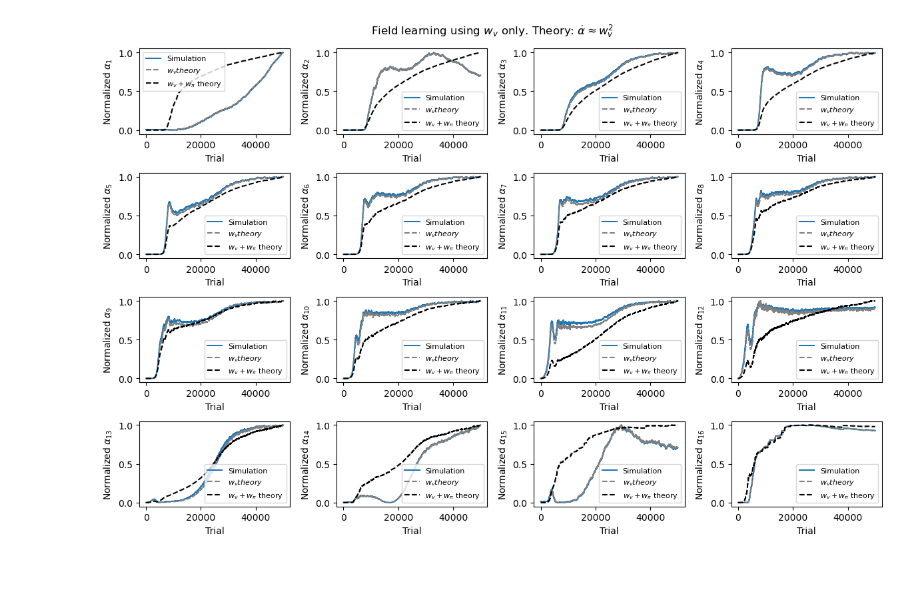
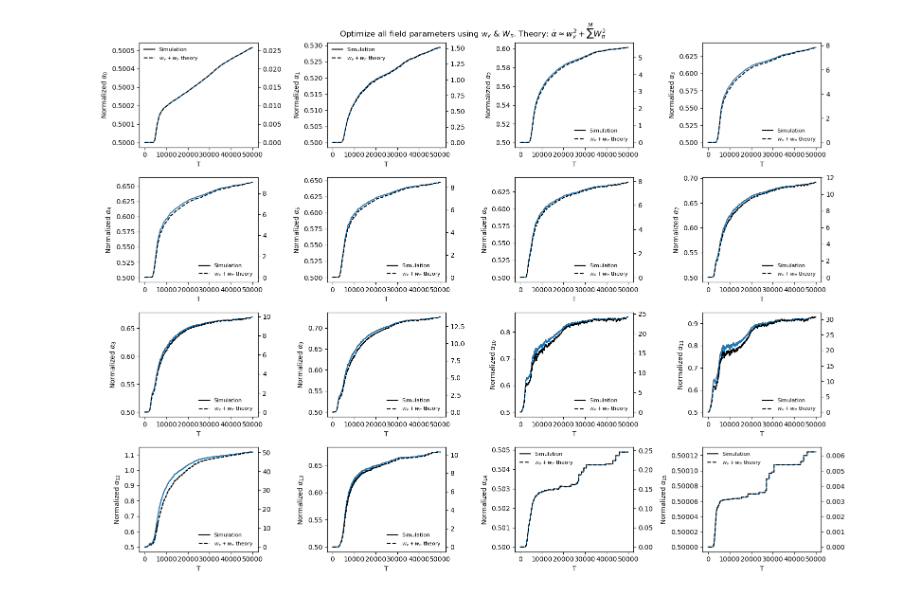
Before and after one commit to mgkumar138/online_pf_learning, a Jupyter notebook: online/1D/analyze_dx.ipynb, the cells around one changed output. Saved outputs shown, nothing was run; the diff lists cells and outputs as text; code cells hidden in the pictures.

Commit message:
edit compile, analyze, utils

```diff
--- a/online/1D/analyze_dx.ipynb
+++ b/online/1D/analyze_dx.ipynb
@@ -134,0 +310,17 @@ skip
+# %%
+episodes = 50000
+latencys, cumr, dxs, delta_dxrs = saveload(f"./comp_data/npc_compile_{episodes}e", 1, 'load')
+
+rmax_idx = 1
+data = delta_dxrs[:, :, rmax_idx, :]
+
+f,ax = plt.subplots(figsize=(4,3))
+im = ax.imshow(np.mean(delta_dxrs[:, :, rmax_idx, :],axis=0),aspect='auto')
+plt.colorbar(im, ax=ax)
+
+ax.set_xlabel('rszs')
+ax.set_xticks(np.arange(4),rszs)
+ax.set_ylabel('sigmas')
+ax.set_yticks(np.arange(4),sigmas)
+ax.set_title('all')
+plt.show()
@@ -135,66 +334,42 @@ skip
 # %%
-def normalize_values(x):
-    maxval = np.max(x)
-    minval = np.min(x)
-    return (x-minval)/(maxval-minval)
-
 # theory vs simulation
-llr = 0.000
-slr = 0.000
+llr = 0.0001
+slr = 0.0001
 alr = 0.0001
 total_trials = 50000
-num = 100
-[logparams, latencys,cum_rewards, allcoords] = saveload(f"./data/wv_1D_td_online_0.0ba_0.0ns_01234p_16n_0.01plr_0.01clr_{llr}llr_{alr}alr_{slr}slr_uni_0.5a_0.1s_2a_2020s_50000e_5rmax_0.05rsz",1,"load")
 
 
-lambdas = []
-sigmas = []
-alphas = []
-policys = []
-values = []
-episodes = np.arange(total_trials)
-for e in episodes:
-    lambdas.append(logparams[e][0])
-    sigmas.append(logparams[e][1])
-    alphas.append(logparams[e][2])
-    policys.append(logparams[e][3])
-    values.append(logparams[e][4])
-lambdas = np.array(lambdas)
-sigmas = np.array(sigmas)
-alphas = np.array(alphas)
-policys = np.array(policys)
-values = np.array(values)
+[logparams, latencys,cum_rewards, allcoords] = saveload(f"./data/1D_td_online_0.0ba_0.0ns_01234p_16n_0.01plr_0.01clr_{llr}llr_{alr}alr_{slr}slr_uni_0.5a_0.1s_2a_2020s_50000e_5rmax_0.05rsz",1,"load")
+# [logparams, latencys,cum_rewards, allcoords] = saveload(f"./data/wv_1D_td_online_0.0ba_0.0ns_01234p_16n_0.01plr_0.01clr_{llr}llr_{alr}alr_{slr}slr_uni_0.5a_0.1s_2a_2020s_50000e_5rmax_0.05rsz",1,"load")
+N = 16
 
-print(alphas.shape)
-print(values.shape)
-print(policys.shape)
+[lambdas, sigmas, alphas, policies, values] = get_param_changes(logparams, total_trials, stable_perf=0)
+
 
 trial_max = 50000
-f,ax = plt.subplots(4,4, figsize=(12,8))
-f.suptitle('Field learning using $w_v$ only. Theory: $\dot\\alpha \\approx w_v^2$')
+f,ax = plt.subplots(4,4,figsize=(16,12))
+f.suptitle('Optimize all field parameters using $w_v$ & $W_{\pi}$. Theory: $\dot\\alpha \\approx w_v^2 + \sum^M W_\pi^2$')
+
 ax = ax.flatten()
-for n in np.arange(16):
-    sim = normalize_values(alphas[:trial_max,n])
-    half_theory = normalize_values((values[:trial_max,n,0]**2))
-    theory = normalize_values((values[:trial_max,n,0]**2 + np.sum(policys[:trial_max,n]**2,axis=1)))
+for n in np.arange(N):
+    sim = (alphas[:,n])
+    half_theory = ((values[:,n,0]**2))
+    theory = ((values[:,n,0]**2 + np.sum(policies[:,n]**2,axis=1)))
 
     ax[n].plot(np.arange(trial_max), sim)
-    ax[n].plot(np.arange(trial_max), half_theory, linestyle='--',color='gray')
-    ax[n].plot(np.arange(trial_max), theory, linestyle='--',color='k')
+    # ax.plot(np.arange(trial_max), half_theory, linestyle='--',color='gray')
+    ax2 = ax[n].twinx()
+    ax2.plot(np.arange(trial_max), theory, linestyle='--',color='k')
 
-    ax[n].plot([],[],label='Simulation',color='tab:blue')
-    ax[n].plot([],[],linestyle='--', label='$w_v theory$',color='gray')
+    ax[n].plot([],[],label='Simulation',color='k')
+    # ax[n].plot([],[],linestyle='--', label='$w_v theory$',color='gray')
     ax[n].plot([],[], linestyle='--',label='$w_v + w_\pi$ theory',color='k')
 
-    # diff = abs(sim-theory)
-    # plt.plot(np.arange(trial_max), diff)
-    i = n+1
-    ax[n].set_ylabel(f'Normalized $\\alpha_{{{i}}}$')
-    ax[n].set_xlabel('Trial')
-    ax[n].legend(fontsize=8)
+
+    ax[n].set_ylabel(f'Normalized $\\alpha_{{{n}}}$')
+    ax[n].set_xlabel('T')
+    ax[n].legend(fontsize=8, frameon=False)
 
 f.tight_layout()
-# ax = plt.twinx()
-# ax.plot(np.arange(trial_max), moving_average(latencys,100)[:trial_max], color='tab:orange')
-# ax.set_ylabel('Latency')
+f.savefig('./svgs/amplitude_theory.svg')
 # %% [output]
@@ -204,4 +376,4 @@ f.tight_layout()
-[figure, old version]
+[figure, new version]
 # %%
 # theory vs simulation
 llr = 0.0001
```
Also changed, not shown: parts of 14 cells of this notebook, 17 other files.
